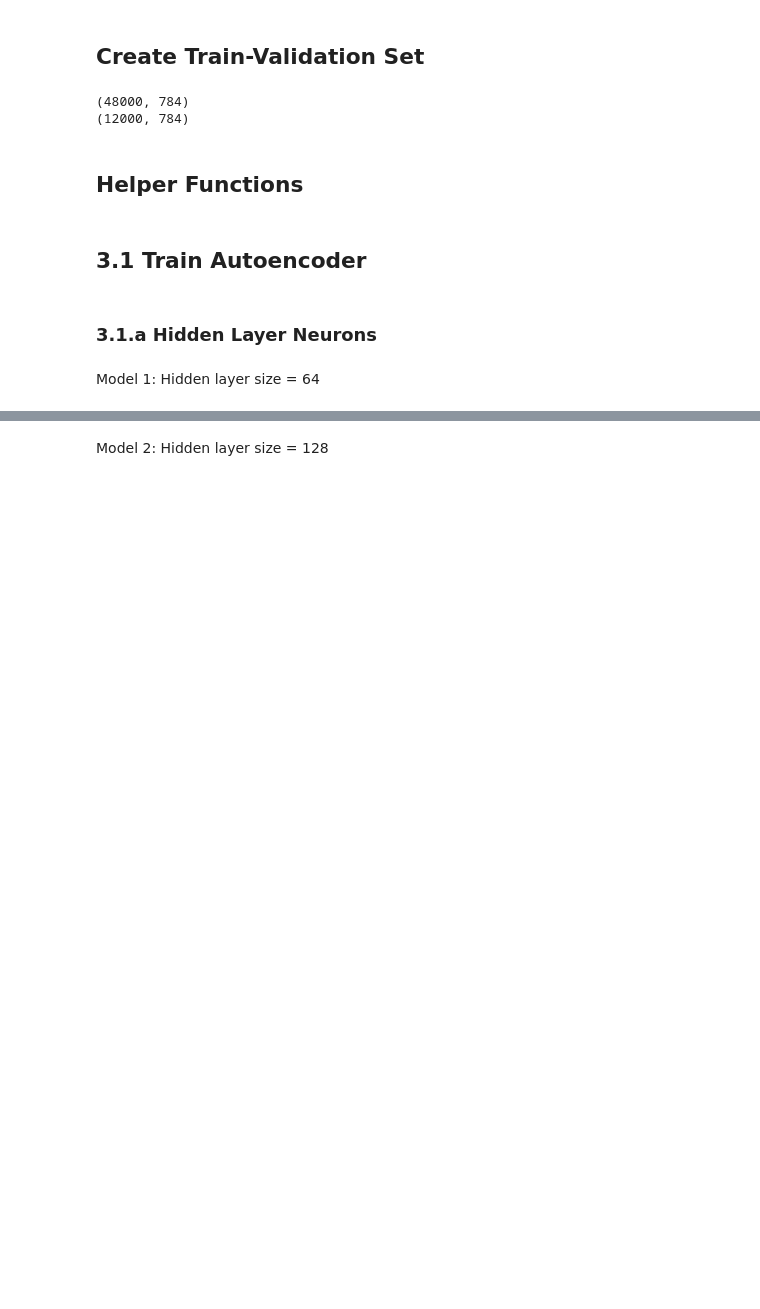
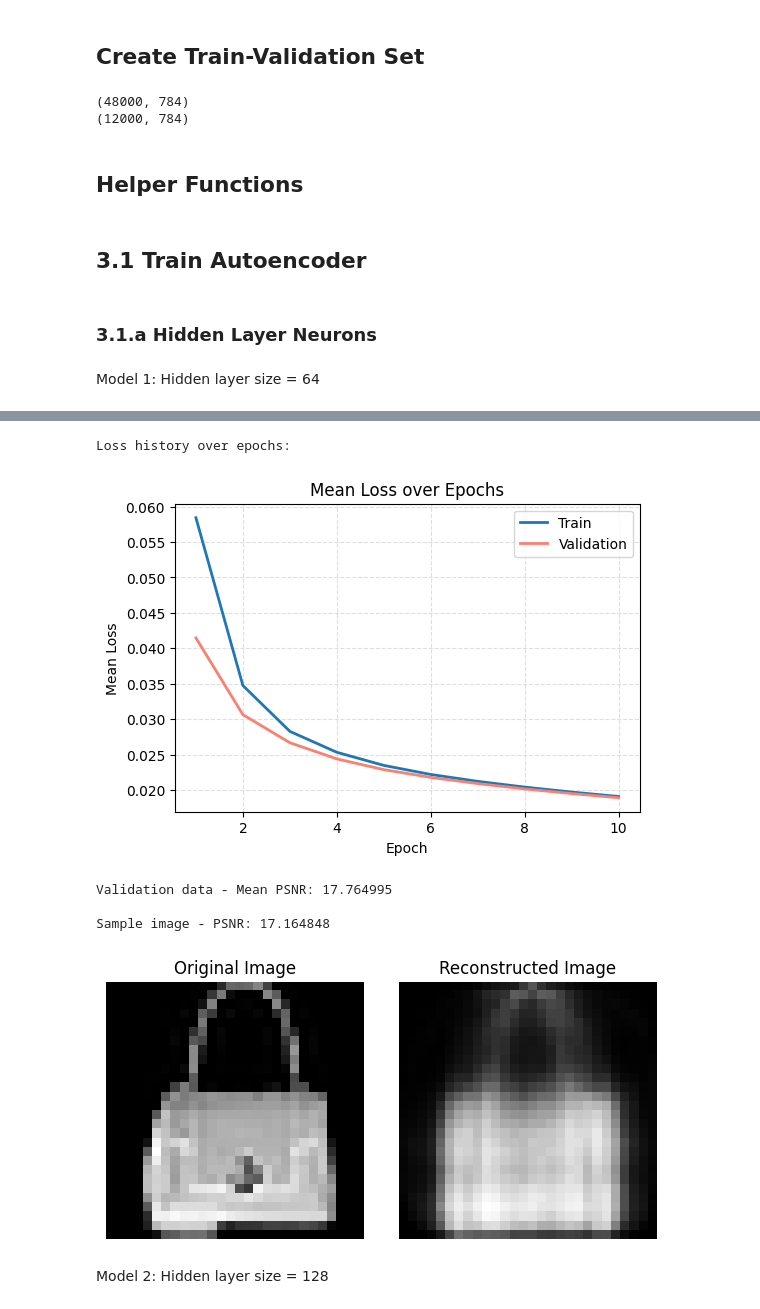
Before and after one commit to Mahan-M47/Multi-Layer-Perceptron-with-NumPy, a Jupyter notebook: Q3.ipynb, the cells around one changed output, grey strips where cells are left out. Cells and saved outputs as stored; diff of their text form; code cells hidden in the pictures; blank space fills up the shorter version.

```diff
--- a/Q3.ipynb
+++ b/Q3.ipynb
@@ -86,7 +85,7 @@ def display_image(image, title=''):
     plt.show()
 
 def display_and_compare_images(img_original, img_reconstructed):
-    plt.figure(figsize=(7, 4))
+    plt.figure(figsize=(6, 3))
 
     plt.subplot(1, 2, 1)
     plt.axis('off')
@@ -172,6 +171,6 @@ def train_val_split(X, y, val_ratio, shuffle=True, seed=GLOBAL_SEED):
     return X[train_idx], y[train_idx], X[val_idx], y[val_idx]
 # %%
 VAL_RATIO = 0.2
-X_train, y_train, X_val, y_val = train_val_split(X_train, y_train, VAL_RATIO)
+X_train, y_train, X_test, y_test = train_val_split(X_train, y_train, VAL_RATIO)
 # %%
 print(X_train.shape)
@@ -190,7 +189,9 @@ def test_with_PSNR(reconstructed_images, target_images, val_idx):
     for target_image, reconstructed_image in zip(target_images, reconstructed_images):
         psnr_sum += calculate_psnr(target_image, reconstructed_image)
     psnr_mean = psnr_sum / len(target_images)
-    print(f"Mean PSNR: {psnr_mean:8f}\n")
+
+    if val_idx == VALIDATION_IDX:
+        print(f"Mean PSNR: {psnr_mean:8f}\n")
 
     # Display and compare one image and its respective reconstruction
     target_image = target_images[val_idx]
@@ -271,2 +282,2 @@ print(model_1)
 # %%
-train_autoencoder_model(model_1, X_train, X_val, epochs, batch_size)
+train_autoencoder_model(model_1, X_train, X_test, epochs, batch_size)
@@ -273,5 +297,12 @@ train_autoencoder_model(model_1, X_train, X_val, epochs, batch_size)
 # %%
-psnr_1 = evaluate_autoencoder_model(model_1, X_val)
+psnr_1 = evaluate_autoencoder_model(model_1, X_test)
+# %% [output]
+Loss history over epochs:
+[figure, added]
+Validation data - Mean PSNR: 17.764995
+
+Sample image - PSNR: 17.164848
+[figure, added]
 # %% [markdown]
 Model 2: Hidden layer size = 128
 # %%
```
Also changed, not shown: parts of 94 cells of this notebook.
